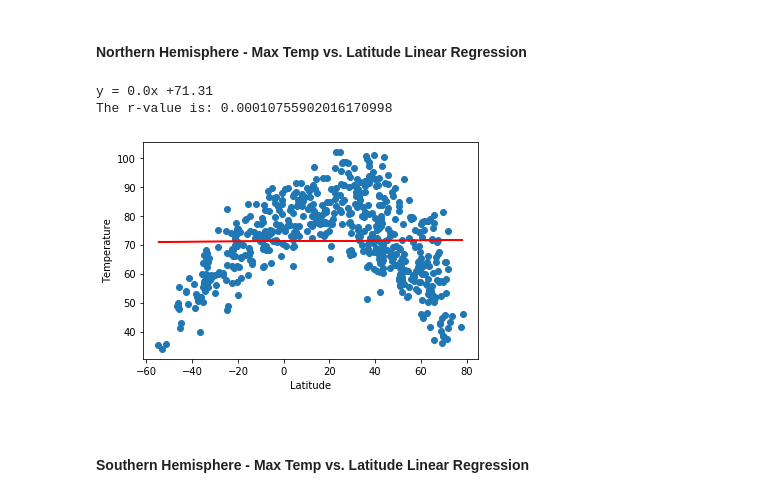
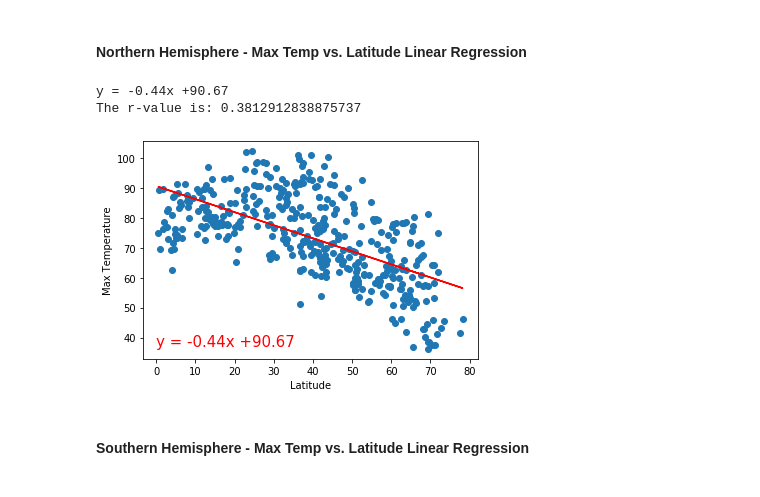
Before and after one commit to ceci-chapa/python-api-challenge, a Jupyter notebook: WeatherPy/WeatherPy.ipynb, the cells around one changed output. Cells and saved outputs as stored; diff of their text form; code cells hidden in the pictures.

Commit message:
completed plotting

```diff
--- a/WeatherPy/WeatherPy.ipynb
+++ b/WeatherPy/WeatherPy.ipynb
@@ -275,36 +277,38 @@ plt.show()
 ## Linear Regression
 # %%
 #create seperate dataframes using conditions for northern and southern hemispheres
+north_hem = clean_city_data[(clean_city_data["Lat"] >= 0)]
+south_hem = clean_city_data[(clean_city_data["Lat"] < 0)]
 # %% [markdown]
 ####  Northern Hemisphere - Max Temp vs. Latitude Linear Regression
 # %%
 # Perform a linear regression on temperature vs. latitude
-(slope, intercept, rvalue, pvalue, stderr) = stats.linregress(clean_city_data["Lat"], clean_city_data["Max Temp"])
+(slope, intercept, rvalue, pvalue, stderr) = stats.linregress(north_hem["Lat"], north_hem["Max Temp"])
 
 # Get regression values
-regress_values = clean_city_data["Lat"] * slope + intercept
+regress_values = north_hem["Lat"] * slope + intercept
 #print(regress_values)
 
 line_eq = "y = " + str(round(slope,2)) + "x +" + str(round(intercept,2))
 print(line_eq)
 
 #Create Plot
-plt.scatter(clean_city_data["Lat"], clean_city_data["Max Temp"], marker="o")
-plt.plot(clean_city_data["Lat"],regress_values,"r-")
+plt.scatter(north_hem["Lat"], north_hem["Max Temp"], marker="o")
+plt.plot(north_hem["Lat"],regress_values,"r-")
 
 # Label plot and annotate the line equation
 plt.xlabel('Latitude')
-plt.ylabel('Temperature')
-plt.annotate(line_eq,(20,15),fontsize=15,color="red")
+plt.ylabel('Max Temperature')
+plt.annotate(line_eq,(0,37),fontsize=15,color="red")
 
 # Print r value
 print(f"The r-value is: {rvalue**2}")
 
 # Show plot
 plt.show()
 # %% [output]
-y = 0.0x +71.31
-The r-value is: 0.00010755902016170998
+y = -0.44x +90.67
+The r-value is: 0.3812912838875737
-[figure, old version]
+[figure, new version]
 # %% [markdown]
 ####  Southern Hemisphere - Max Temp vs. Latitude Linear Regression
```
Also changed, not shown: parts of 8 cells of this notebook.
